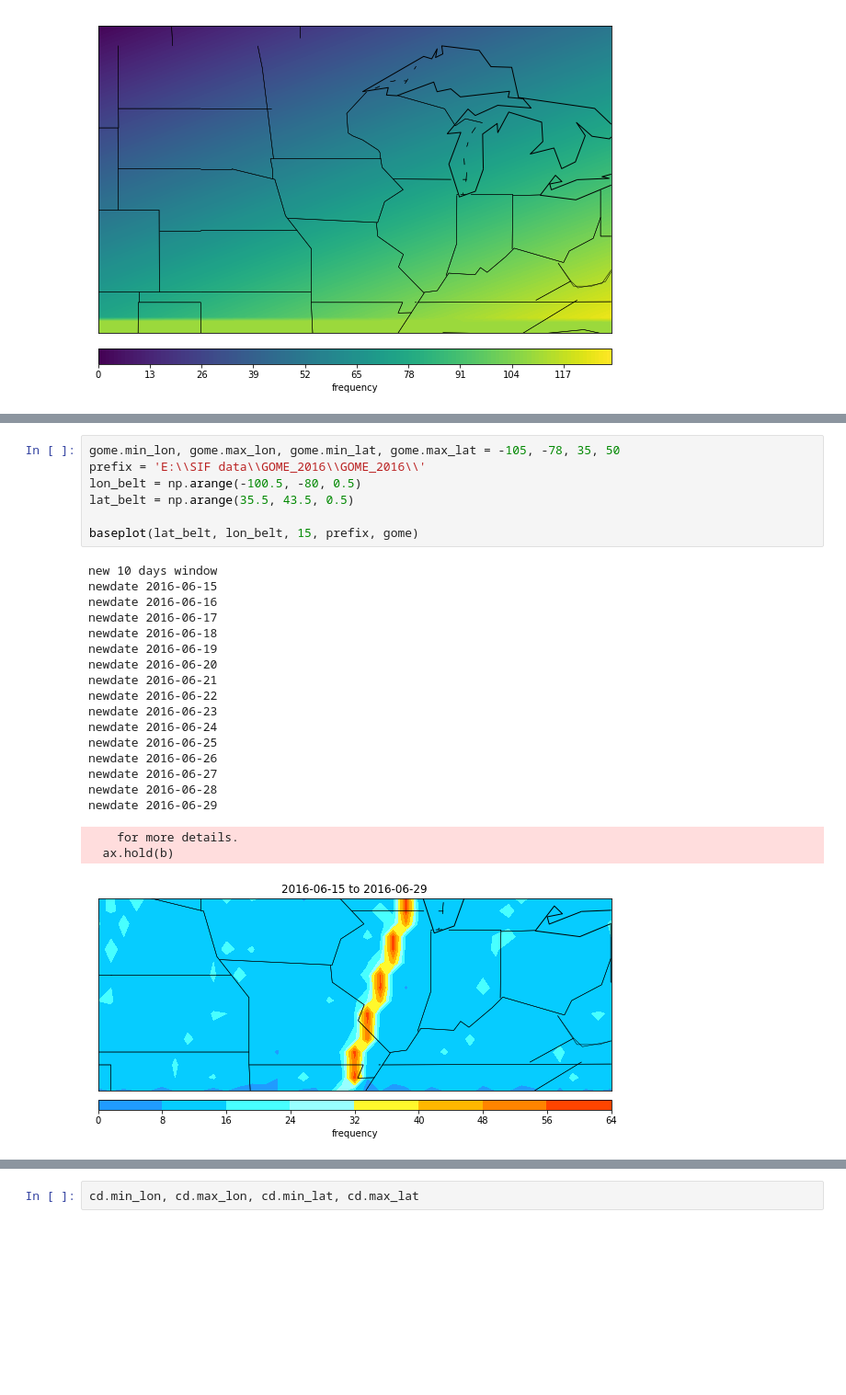
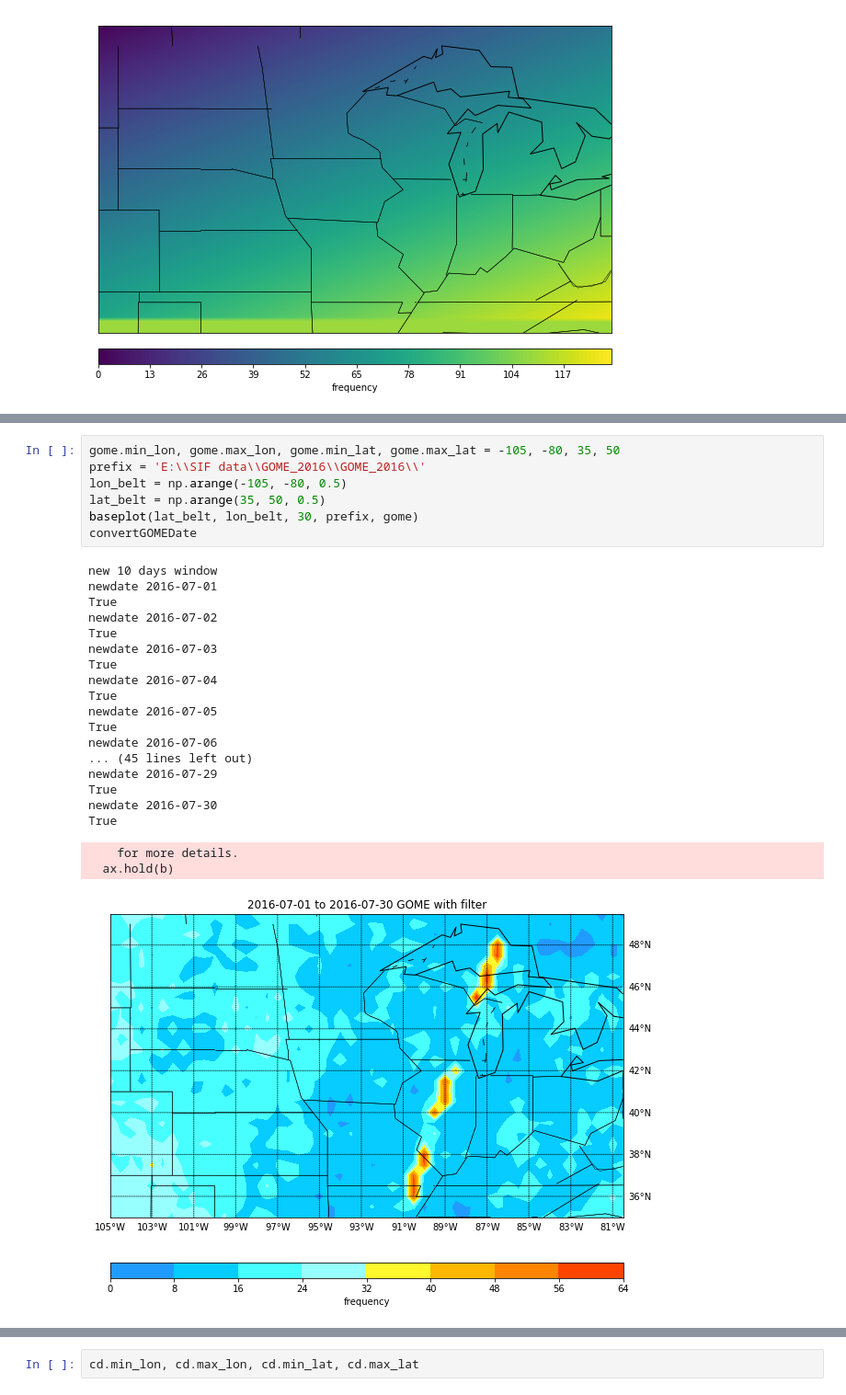
Before and after one commit to efzero/Satellite_Big_Data_Scripts, a Jupyter notebook: GOME visualization.ipynb, the cells around one changed output, grey strips where cells are left out. Shown at 92% size. Drawn from its saved outputs; the diff is of its cells as text; blank space fills up the shorter version.

```diff
--- a/GOME visualization.ipynb
+++ b/GOME visualization.ipynb
@@ -235,27 +198,28 @@ def baseplot(lat_belt, lon_belt, window_size, prefix, gome):
 # %%
-gome.min_lon, gome.max_lon, gome.min_lat, gome.max_lat = -105, -78, 35, 50
+gome.min_lon, gome.max_lon, gome.min_lat, gome.max_lat = -105, -80, 35, 50
 prefix = 'E:\\SIF data\\GOME_2016\\GOME_2016\\'
-lon_belt = np.arange(-100.5, -80, 0.5)
-lat_belt = np.arange(35.5, 43.5, 0.5)
-
-baseplot(lat_belt, lon_belt, 15, prefix, gome)
+lon_belt = np.arange(-105, -80, 0.5)
+lat_belt = np.arange(35, 50, 0.5)
+baseplot(lat_belt, lon_belt, 30, prefix, gome)
+convertGOMEDate
 # %% [output]
 new 10 days window
-newdate 2016-06-15
-newdate 2016-06-16
-newdate 2016-06-17
-newdate 2016-06-18
-newdate 2016-06-19
-newdate 2016-06-20
-newdate 2016-06-21
-newdate 2016-06-22
-newdate 2016-06-23
-newdate 2016-06-24
-newdate 2016-06-25
-newdate 2016-06-26
-newdate 2016-06-27
-newdate 2016-06-28
-newdate 2016-06-29
+newdate 2016-07-01
+True
+newdate 2016-07-02
+True
+newdate 2016-07-03
+True
+newdate 2016-07-04
+True
+newdate 2016-07-05
+True
+newdate 2016-07-06
+... (45 lines left out)
+newdate 2016-07-29
+True
+newdate 2016-07-30
+True
     for more details.
   ax.hold(b)
-[figure, old version]
+[figure, new version]
```
Also changed, not shown: parts of 17 cells of this notebook, 5 other files.
